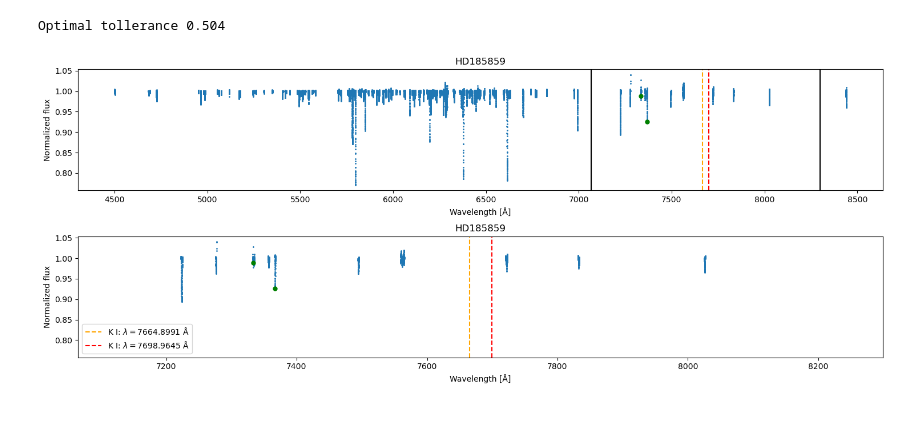
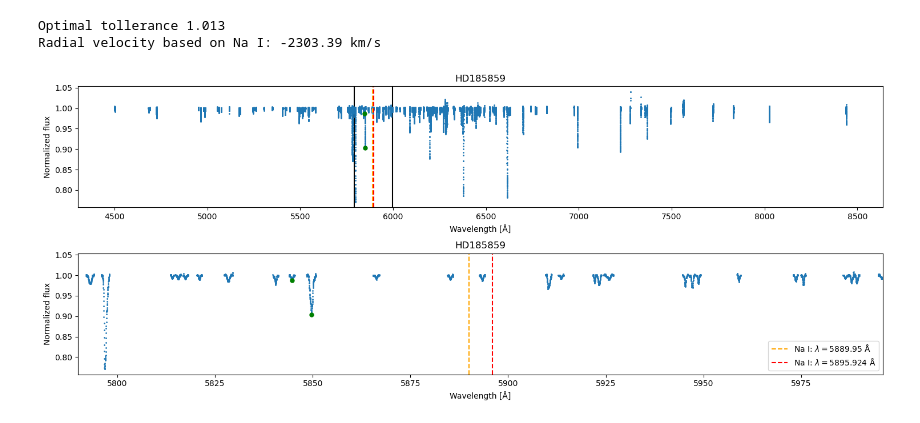
Before and after one commit to JvZeijl/brp-edibles, a Jupyter notebook: atomic_lines.ipynb, the cells around one changed output. Drawn from its saved outputs; the diff is of its cells as text; code cells hidden in the pictures.

Commit message:
radial velocity calculations

```diff
--- a/atomic_lines.ipynb
+++ b/atomic_lines.ipynb
@@ -94,3 +90,8 @@ def plot_atomic_lines(spectrum: Spectrum, line1: AtomicLine, line2: AtomicLine,
 
     axes[1].legend()
     fig.tight_layout()
+
+    return identified_peaks
+
+def radial_velocity_km_s(identified_line: float, expected_line: float):
+    return (identified_line - expected_line) / expected_line * 2.997e5
@@ -102,5 +98,7 @@ Optimal tollerance 0.002
-# %%
-plot_atomic_lines(hd185859, K_I_LINES[0], K_I_LINES[1], (600, 600))
-# %% [output]
-Optimal tollerance 0.504
-[figure, removed]
+# %%
+na_peaks, = plot_atomic_lines(hd185859, NA_I_LINES[0], NA_I_LINES[1], (100, 100))
+print(f'Radial velocity based on Na I: {radial_velocity_km_s(na_peaks[1], NA_I_LINES[0][1]):4g} km/s')
+# %% [output]
+Optimal tollerance 1.013
+Radial velocity based on Na I: -2303.39 km/s
+[figure, added]
```
Also changed, not shown: parts of 3 cells of this notebook.
